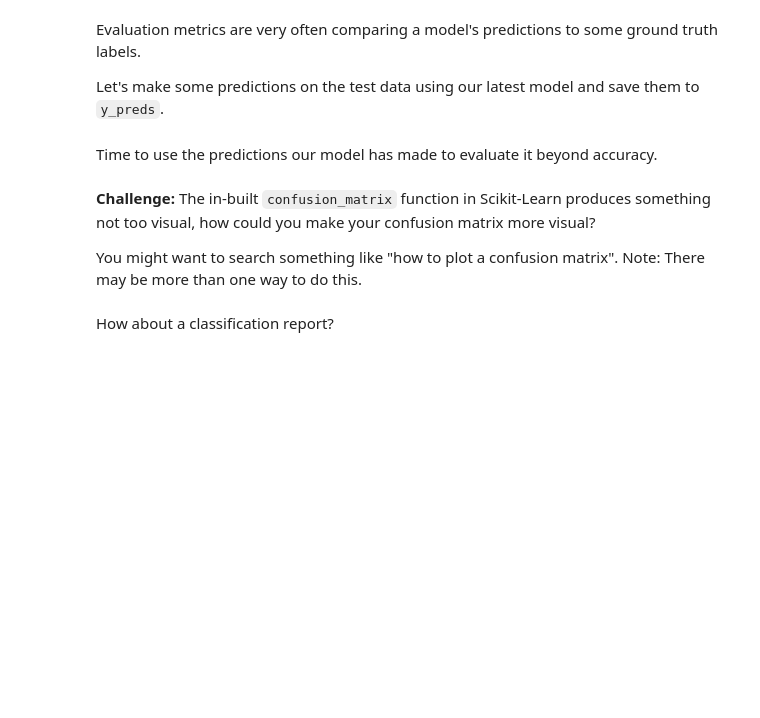
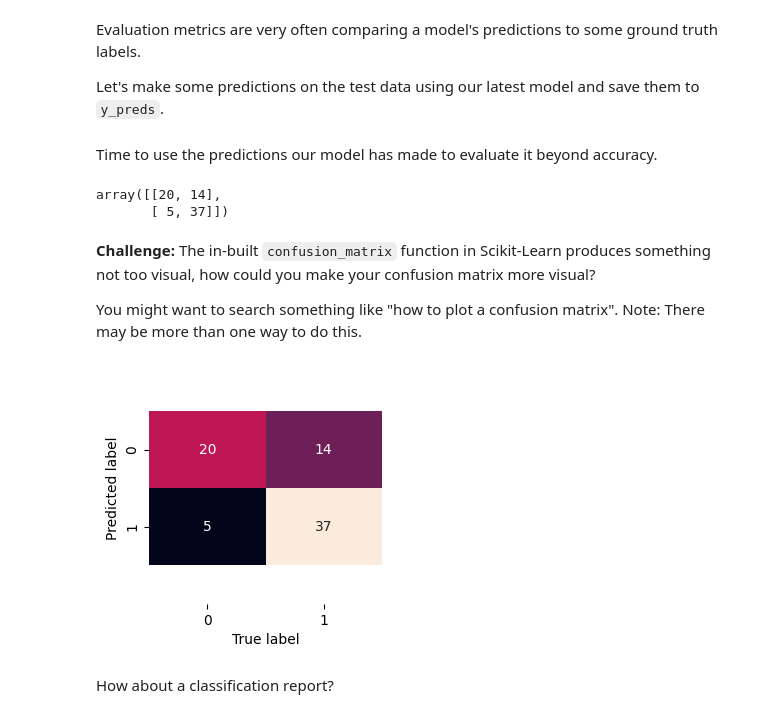
Before and after one commit to GhadeerZahwe/ML_Libraries_Practice, a Jupyter notebook: Notebooks/scikit-learn-exercises.ipynb, the cells around one changed output. Saved outputs shown, nothing was run; the diff lists cells and outputs as text; code cells hidden in the pictures; blank space fills up the shorter version.

```diff
--- a/Notebooks/scikit-learn-exercises.ipynb
+++ b/Notebooks/scikit-learn-exercises.ipynb
@@ -268,18 +306,18 @@ log_reg_grid = {"C": np.logspace(-4, 4, 20),
 Since we've got a set of hyperparameters we can import `RandomizedSearchCV`, pass it our dictionary of hyperparameters and let it search for the best combination.
 # %%
 # Setup np random seed of 42
-np.random.seed(###)
+np.random.seed(42)
 
 # Import RandomizedSearchCV from sklearn's model_selection module
-
+from sklearn.model_selection import RandomizedSearchCV
 
 # Setup an instance of RandomizedSearchCV with a LogisticRegression() estimator,
 # our log_reg_grid as the param_distributions, a cv of 5 and n_iter of 5.
-rs_log_reg = RandomizedSearchCV(estimator=###,
-                                param_distributions=###,
-                                cv=###,
-                                n_iter=###,
-                                verbose=###)
+rs_log_reg = RandomizedSearchCV(estimator=LogisticRegression(),
+                                param_distributions=log_reg_grid,
+                                cv=5,
+                                n_iter=5,
+                                verbose=True)
 
 # Fit the instance of RandomizedSearchCV
-###
+rs_log_reg.fit(X_train, y_train);
@@ -311,7 +355,7 @@ But when it comes to classification, you'll likely want to use a few more evalua
 Before we get to these, we'll instantiate a new instance of our model using the best hyerparameters found by `RandomizedSearchCV`.
 # %%
 # Instantiate a LogisticRegression classifier using the best hyperparameters from RandomizedSearchCV
-clf = LogisticRegression(###)
+clf = LogisticRegression(**rs_log_reg.best_params_)
 
 # Fit the new instance of LogisticRegression with the best hyperparameters on the training data
-###
+clf.fit(X_train, y_train)
@@ -332,12 +378,15 @@ Evaluation metrics are very often comparing a model's predictions to some ground
 Let's make some predictions on the test data using our latest model and save them to `y_preds`.
 # %%
 # Make predictions on test data and save them
-###
+y_preds=clf.predict(X_test)
 # %% [markdown]
 Time to use the predictions our model has made to evaluate it beyond accuracy.
 # %%
 # Create a confusion matrix using the confusion_matrix function
-###
+confusion_matrix(y_test, y_preds)
+# %% [output]
+array([[20, 14],
+       [ 5, 37]])
 # %% [markdown]
 **Challenge:** The in-built `confusion_matrix` function in Scikit-Learn produces something not too visual, how could you make your confusion matrix more visual?
 
@@ -348,3 +394,26 @@ You might want to search something like "how to plot a confusion matrix". Note:
+# %%
+# Import seaborn for improving visualisation of confusion matrix
+import seaborn as sns
+
+# Make confusion matrix more visual
+def plot_conf_mat(y_test, y_preds):
+    """
+    Plots a confusion matrix using Seaborn's heatmap().
+    """
+    fig, ax = plt.subplots(figsize=(3, 3))
+    ax = sns.heatmap(confusion_matrix(y_test, y_preds),
+                     annot=True, # Annotate the boxes
+                     cbar=False)
+    plt.xlabel("True label")
+    plt.ylabel("Predicted label")
+
+    # Fix the broken annotations (this happened in Matplotlib 3.1.1)
+    bottom, top = ax.get_ylim()
+    ax.set_ylim(bottom + 0.5, top - 0.5);
+
+plot_conf_mat(y_test, y_preds)
+# %% [output]
+[figure, added]
 # %% [markdown]
 How about a classification report?
 # %%
```
Also changed, not shown: parts of 44 cells of this notebook, 1 other file.
